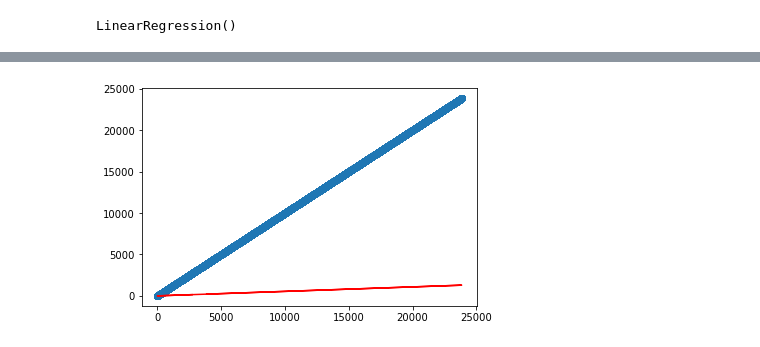
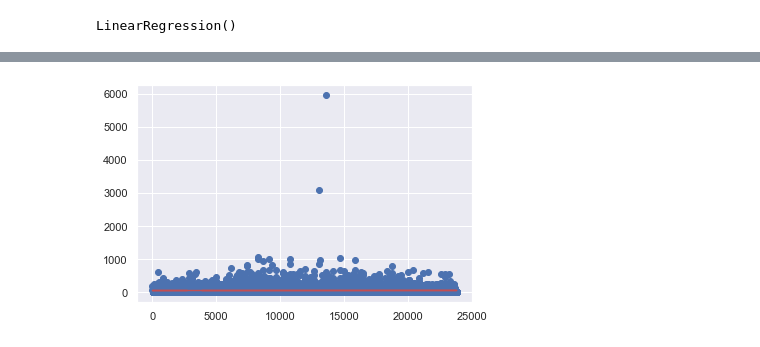
Before and after one commit to jilias/Tracks_Tavern_Data, a Jupyter notebook: LinearRegression_Tavern_Data.ipynb, the cells around one changed output, grey strips where cells are left out. Saved outputs shown, nothing was run; the diff lists cells and outputs as text; code cells hidden in the pictures.

Commit message:
modified LinearRegression with correct graph

```diff
--- a/LinearRegression_Tavern_Data.ipynb
+++ b/LinearRegression_Tavern_Data.ipynb
@@ -34,6 +35,6 @@ X_train, X_test, y_train, y_test = train_test_split(X, y, test_size=0.2, random_
 # %%
 from sklearn.linear_model import LinearRegression
-regressor = LinearRegression()
-regressor.fit(X_train, y_train)
+model = LinearRegression()
+model.fit(X_train, y_train)
 # %% [output]
 LinearRegression()
@@ -49,7 +40,0 @@ y = np.array(pd.to_datetime(sales_df['date'].dropna().index.values), dtype=float
-# %%
-from sklearn.model_selection import train_test_split
-X_train, X_test, y_train, y_test = train_test_split(X, y, test_size=0.2, random_state=0)
-# %%
-from sklearn.linear_model import LinearRegression
-regressor = LinearRegression()
-regressor.fit(X_train, y_train)
@@ -57,0 +68,4 @@ LinearRegression()
+# %%
+
+sns.set_theme(color_codes=True)
+sns.regplot(X_train, y_train,  color="g")
@@ -58,6 +81,6 @@ LinearRegression()
 # %%
-plt.scatter(X_train, y_train)
-plt.plot(y_train, 6.948 + 0.054*y_train, 'r')
+plt.scatter(X_test, y_test)
+plt.plot(X_train, 56.948 + 0.0001*X_train, 'r')
 plt.show()
 # %% [output]
-[figure, old version]
+[figure, new version]
```
Also changed, not shown: parts of 14 cells of this notebook.
